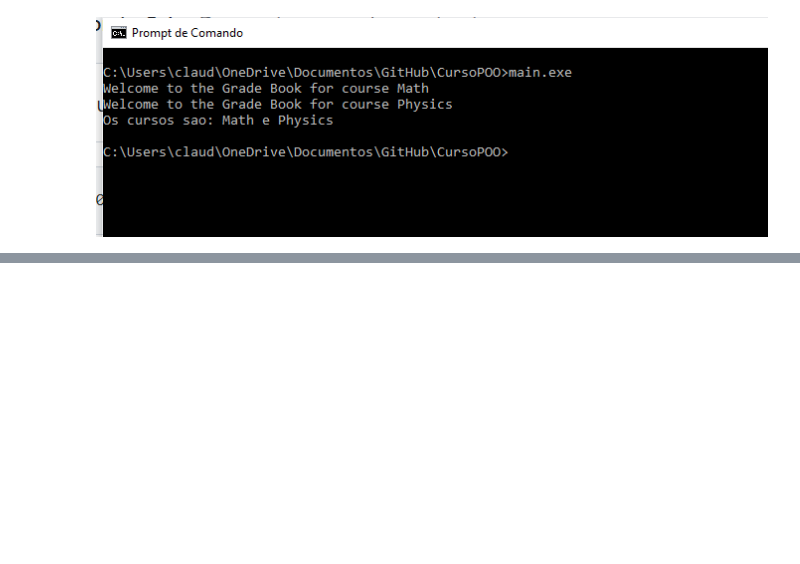
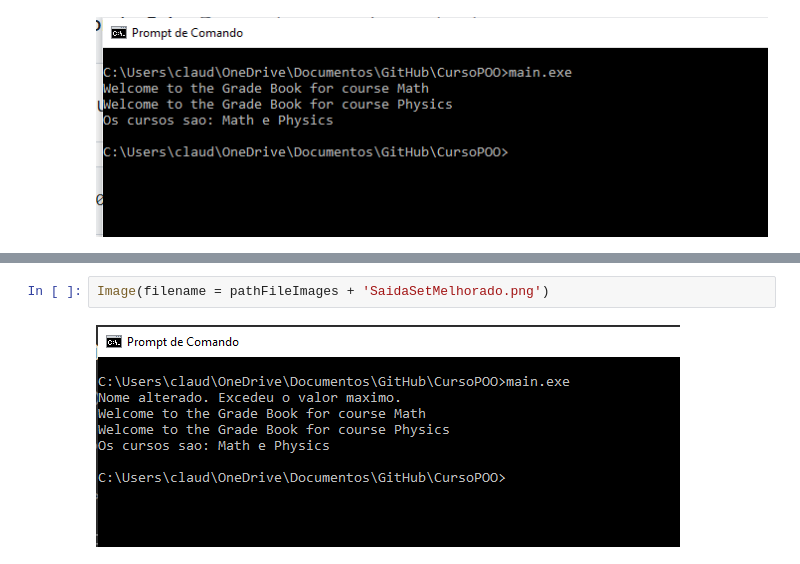
Before and after one commit to ClaudomiroSales/CursoPOO, a Jupyter notebook: Curso de POO.ipynb, the cells around one changed output, grey strips where cells are left out. Cells and saved outputs as stored; diff of their text form; blank space fills up the shorter version.

```diff
--- a/Curso de POO.ipynb
+++ b/Curso de POO.ipynb
@@ -223,0 +356,4 @@ Image(filename = pathFileImages + 'SaidaConstructor.png')
+# %%
+Image(filename = pathFileImages + 'SaidaSetMelhorado.png')
+# %% [output]
+[figure, added]
```
Also changed, not shown: parts of 12 cells of this notebook.
